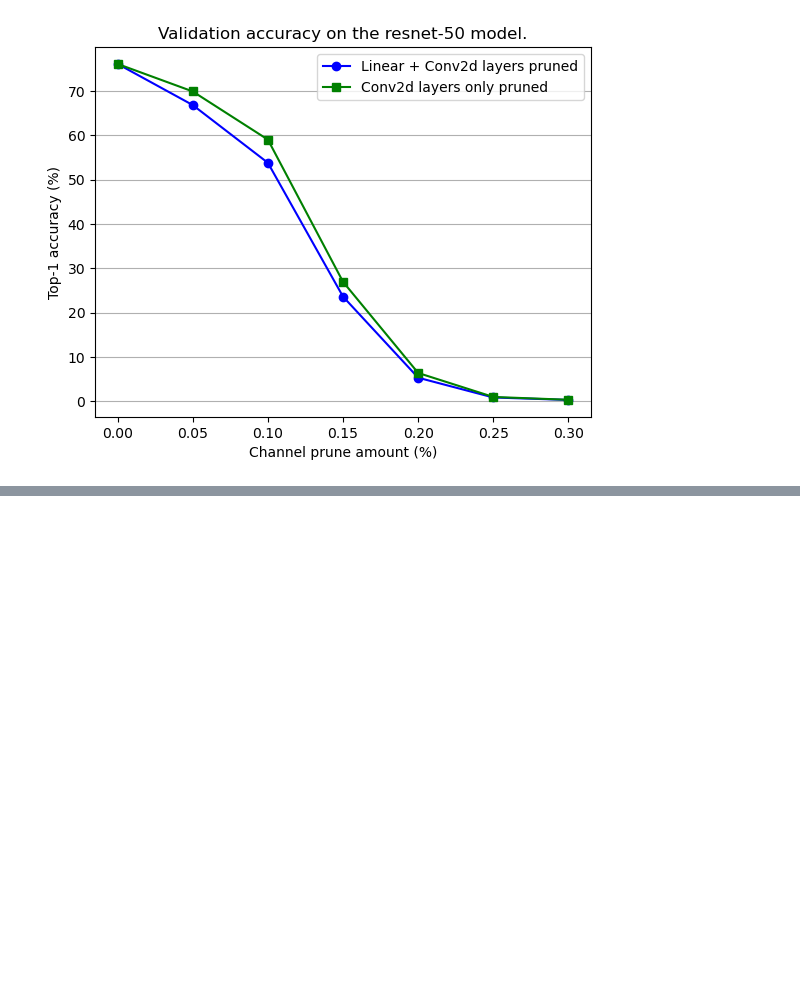
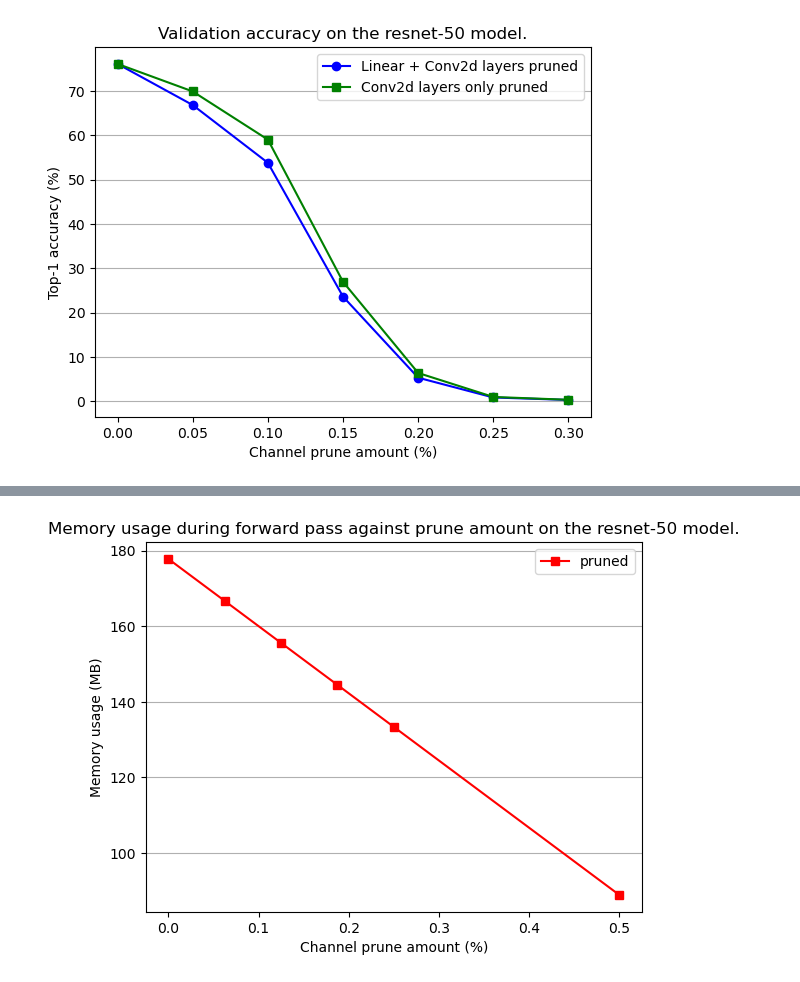
Before and after one commit to matteorapa/self-adaptive-neural-networks, a Jupyter notebook: notebooks/results.ipynb, the cells around one changed output, grey strips where cells are left out. Cells and saved outputs as stored; diff of their text form; code cells hidden in the pictures; blank space fills up the shorter version.

```diff
--- a/notebooks/results.ipynb
+++ b/notebooks/results.ipynb
@@ -54,0 +78,18 @@ plt.show()
+# %%
+177.83
+import matplotlib.pyplot as plt
+import numpy as np
+
+xpruned = np.array([0, 0.0625, 0.125, 0.1875, 0.25, 0.50 ])
+ypruned = np.array([177.83, 166.72, 155.60, 144.49,  133.38,  88.92])
+
+
+plt.xlabel("Channel prune amount (%)")
+plt.ylabel("Memory usage (MB)")
+plt.title("Memory usage during forward pass against prune amount on the resnet-50 model.")
+plt.grid(axis = 'y')
+plt.plot(xpruned, ypruned, marker = 's', label='pruned', color='red')
+plt.legend()
+plt.show()
+# %% [output]
+[figure, added]
```
Also changed, not shown: parts of 3 cells of this notebook, 35 other files.
